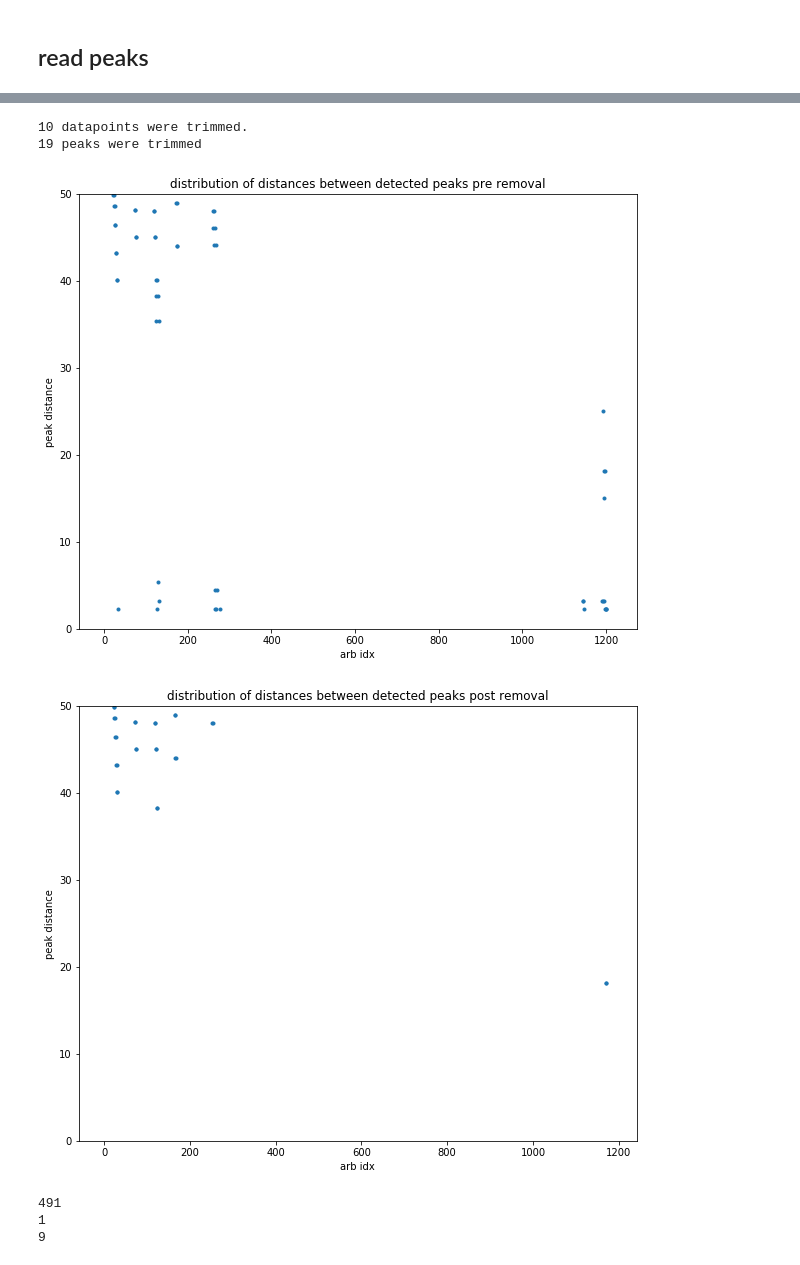
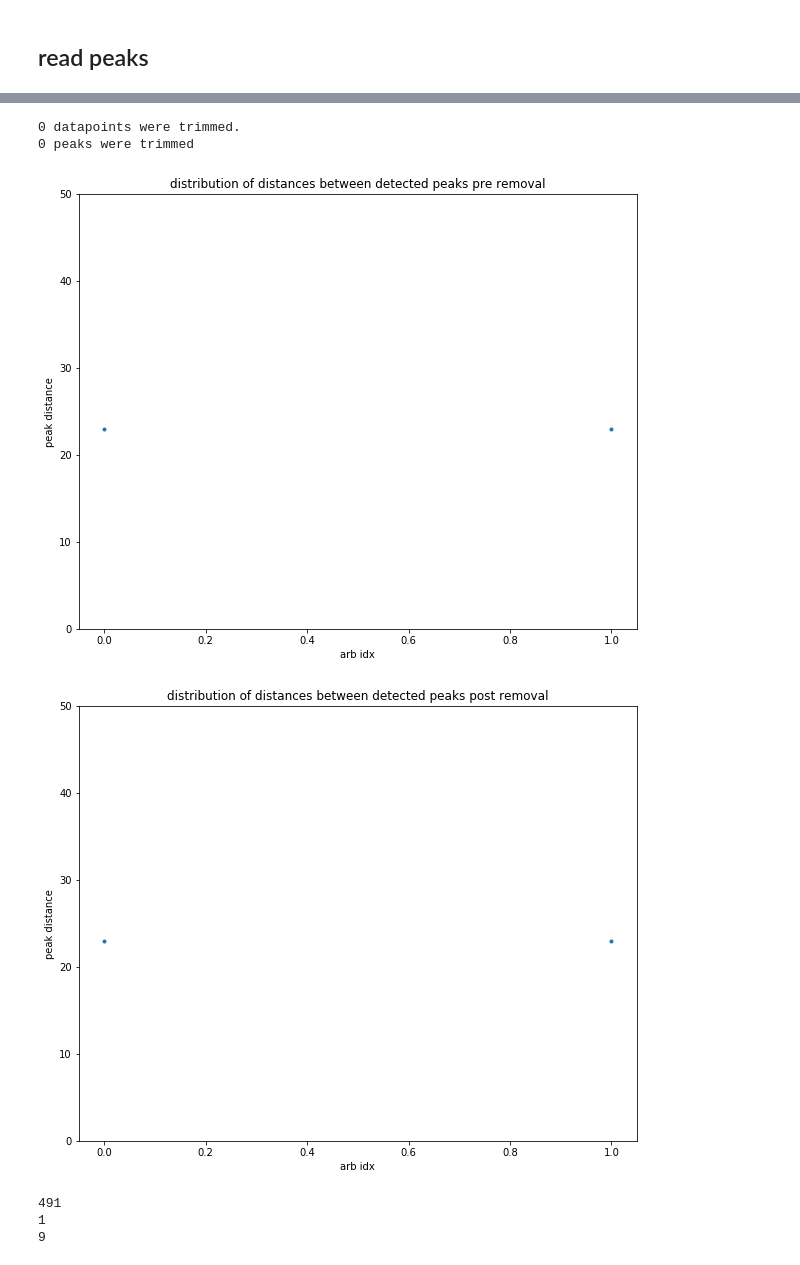
Before and after one commit to WildTangles/qpeak, a Jupyter notebook: scan-peaks.ipynb, the cells around one changed output, grey strips where cells are left out. Cells and saved outputs as stored; diff of their text form; code cells hidden in the pictures.

```diff
--- a/scan-peaks.ipynb
+++ b/scan-peaks.ipynb
@@ -137,7 +137,7 @@ def routine(E_i,wd_i):
 ## read peaks
 # %%
 relevantInfo = []
-for peak in glob.glob(os.path.join('/mnt/c/Users/manish/Documents/GitHub/qpeak/peaks/peaksTipCoarse', '*')):
+for peak in glob.glob(os.path.join('/mnt/c/Users/manish/Documents/GitHub/qpeak/peaks/peaksTipFiner', '*')):
     savedInfo = pickle.load(open(peak, 'rb'))
 
     coors = savedInfo['coors']
@@ -201,20 +201,27 @@ for relevantInfo_i in relevantInfo:
     for coors, peak in zip(relevantInfo_i['coors'], relevantInfo_i['peaks']):
         peaksTmp.append((coors, peak))
 
-    for coor1, peak1 in peaksTmp:
-        for coor2, peak2 in peaksTmp:
-            if coor1[0] != coor2[0] and coor1[1] != coor2[1]:
-                dist = np.sqrt((coor1[0] - coor2[0])**2 + (coor1[1] - coor2[1])**2)
-                peakDist.append(dist)
-                if dist < minDist:
-                    if peak1 >= peak2:
-                        peaksTmp = [i for i in peaksTmp if i[0][0] != coor2[0] and i[0][1] != coor2[1] and i[1] != peak2]
-                        peaksTrimmed += 1
-                        #peaksTmp.remove((coor2, peak2))
-                    else:
-                        peaksTmp = [i for i in peaksTmp if i[0][0] != coor1[0] and i[0][1] != coor1[1] and i[1] != peak1]
-                        peaksTrimmed += 1
-                        #peaksTmp.remove((coor1, peak1))
+    filterAgain = True
+    while filterAgain:
+        filterAgain = False
+        for coor1, peak1 in peaksTmp:
+            for coor2, peak2 in peaksTmp:
+                if not filterAgain:
+                    if not (coor1[0] == coor2[0] and coor1[1] == coor2[1] and peak1 == peak2):
+
+                        dist = np.sqrt((coor1[0] - coor2[0])**2 + (coor1[1] - coor2[1])**2)
+                        peakDist.append(dist)
+                        if dist < minDist:
+                            if peak1 >= peak2:
+                                peaksTmp = [i for i in peaksTmp if not (i[0][0] == coor2[0] and i[0][1] == coor2[1] and i[1] == peak2)]
+                                peaksTrimmed += 1
+                                filterAgain = True
+                                #peaksTmp.remove((coor2, peak2))
+                            else:
+                                peaksTmp = [i for i in peaksTmp if not (i[0][0] == coor1[0] and i[0][1] == coor1[1] and i[1] == peak1)]
+                                peaksTrimmed += 1
+                                filterAgain = True
+                                #peaksTmp.remove((coor1, peak1))
 
 
     for coor1, peak1 in peaksTmp:
@@ -224,37 +231,37 @@ for relevantInfo_i in relevantInfo:
                 peakDistPost.append(dist)
 
     newCoors = []
     newPeaks = []
     for coor, peak in peaksTmp:
         newCoors.append(coor)
         newPeaks.append(peak)
     if len(newPeaks) != len(relevantInfo_i['peaks']):
         relevantInfo_i['coors'] = newCoors
         relevantInfo_i['peaks'] = newPeaks
         packetsTrimmed += 1
 
 
 print('{} datapoints were trimmed.'.format(packetsTrimmed))
 print('{} peaks were trimmed'.format(peaksTrimmed))
 
 plt.plot(peakDist, '.')
 plt.title('distribution of distances between detected peaks pre removal')
 plt.ylabel('peak distance')
 plt.xlabel('arb idx')
 plt.ylim(0, 50)
 plt.show();
 
 plt.plot(peakDistPost, '.')
 plt.title('distribution of distances between detected peaks post removal')
 plt.ylabel('peak distance')
 plt.xlabel('arb idx')
 plt.ylim(0, 50)
 plt.show();
 # %% [output]
-10 datapoints were trimmed.
-19 peaks were trimmed
+0 datapoints were trimmed.
+0 peaks were trimmed
-[figure, old version]
+[figure, new version]
-[figure, old version]
+[figure, new version]
 # %%
 # doublePeaks = []
 
```
Also changed, not shown: parts of 1 cell of this notebook.
